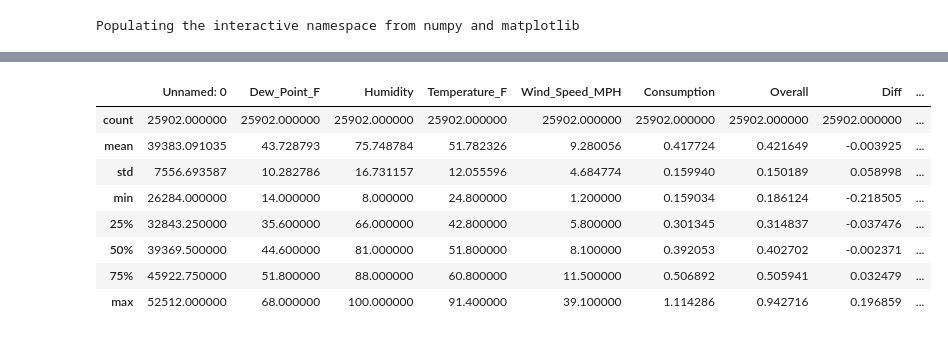
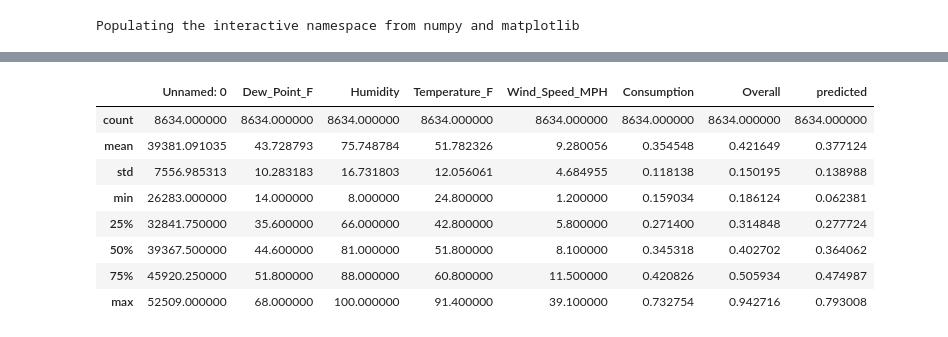
Before and after one commit to connorchency/Taming-the-Peak, a Jupyter notebook: analysis/Prediction_model_visualisation.ipynb, the cells around one changed output, grey strips where cells are left out. Cells and saved outputs as stored; diff of their text form; code cells hidden in the pictures.

```diff
--- a/analysis/Prediction_model_visualisation.ipynb
+++ b/analysis/Prediction_model_visualisation.ipynb
@@ -11,7 +11,7 @@ import scipy.stats
 # %% [output]
 Populating the interactive namespace from numpy and matplotlib
 # %%
-datapred = pd.read_csv('../Final_Data/predicted_2013.csv')
-datapred
+datapred = pd.read_csv('../Final_Data/predicted_2013.csv', parse_dates=[1], infer_datetime_format=True)
+datapred.head()
 # %% [output]
 |  | Unnamed: 0 | Datetime | Dew_Point_F | Humidity | Temperature_F | Wind_Speed_MPH | Consumption | Income | ... |
@@ -37,13 +23,17 @@ data_low = datapred[datapred.Income == "Low"]
+# %%
+data_low = datapred[datapred.Income == "Income1"]
+data_med = datapred[datapred.Income == "Income2"]
+data_high = datapred[datapred.Income == "Income3"]
 # %%
-datapred.describe()
+data_low.describe()
 # %% [output]
-|  | Unnamed: 0 | Dew_Point_F | Humidity | Temperature_F | Wind_Speed_MPH | Consumption | Overall | Diff | ... |
-| count | 25902.000000 | 25902.000000 | 25902.000000 | 25902.000000 | 25902.000000 | 25902.000000 | 25902.000000 | 25902.000000 | ... |
-| mean | 39383.091035 | 43.728793 | 75.748784 | 51.782326 | 9.280056 | 0.417724 | 0.421649 | -0.003925 | ... |
-| std | 7556.693587 | 10.282786 | 16.731157 | 12.055596 | 4.684774 | 0.159940 | 0.150189 | 0.058998 | ... |
-| min | 26284.000000 | 14.000000 | 8.000000 | 24.800000 | 1.200000 | 0.159034 | 0.186124 | -0.218505 | ... |
-| 25% | 32843.250000 | 35.600000 | 66.000000 | 42.800000 | 5.800000 | 0.301345 | 0.314837 | -0.037476 | ... |
-| 50% | 39369.500000 | 44.600000 | 81.000000 | 51.800000 | 8.100000 | 0.392053 | 0.402702 | -0.002371 | ... |
-| 75% | 45922.750000 | 51.800000 | 88.000000 | 60.800000 | 11.500000 | 0.506892 | 0.505941 | 0.032479 | ... |
-| max | 52512.000000 | 68.000000 | 100.000000 | 91.400000 | 39.100000 | 1.114286 | 0.942716 | 0.196859 | ... |
+|  | Unnamed: 0 | Dew_Point_F | Humidity | Temperature_F | Wind_Speed_MPH | Consumption | Overall | predicted |
+| count | 8634.000000 | 8634.000000 | 8634.000000 | 8634.000000 | 8634.000000 | 8634.000000 | 8634.000000 | 8634.000000 |
+| mean | 39381.091035 | 43.728793 | 75.748784 | 51.782326 | 9.280056 | 0.354548 | 0.421649 | 0.377124 |
+| std | 7556.985313 | 10.283183 | 16.731803 | 12.056061 | 4.684955 | 0.118138 | 0.150195 | 0.138988 |
+| min | 26283.000000 | 14.000000 | 8.000000 | 24.800000 | 1.200000 | 0.159034 | 0.186124 | 0.062381 |
+| 25% | 32841.750000 | 35.600000 | 66.000000 | 42.800000 | 5.800000 | 0.271400 | 0.314848 | 0.277724 |
+| 50% | 39367.500000 | 44.600000 | 81.000000 | 51.800000 | 8.100000 | 0.345318 | 0.402702 | 0.364062 |
+| 75% | 45920.250000 | 51.800000 | 88.000000 | 60.800000 | 11.500000 | 0.420826 | 0.505934 | 0.474987 |
+| max | 52509.000000 | 68.000000 | 100.000000 | 91.400000 | 39.100000 | 0.732754 | 0.942716 | 0.793008 |
 # %%
```
Also changed, not shown: parts of 11 cells of this notebook, 3 other files.
